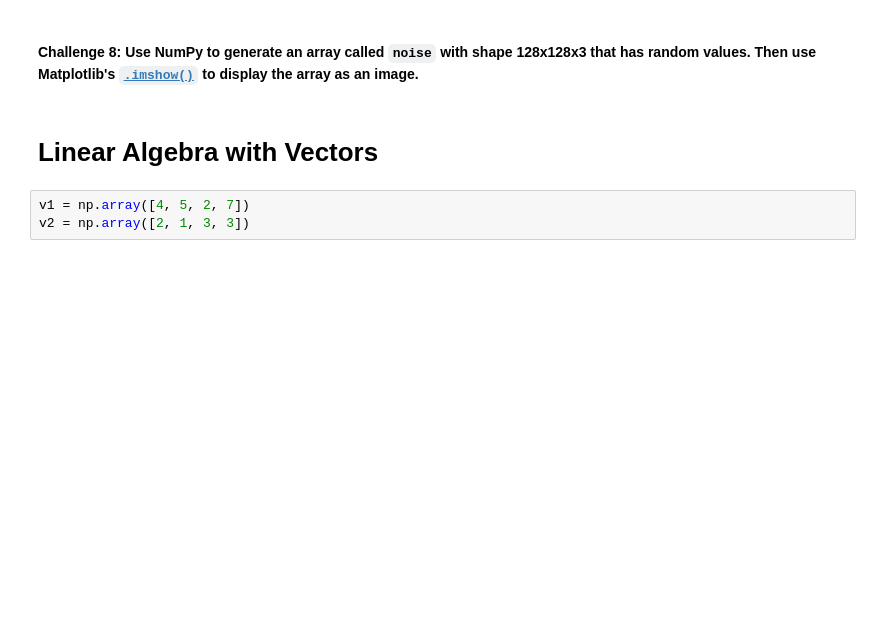
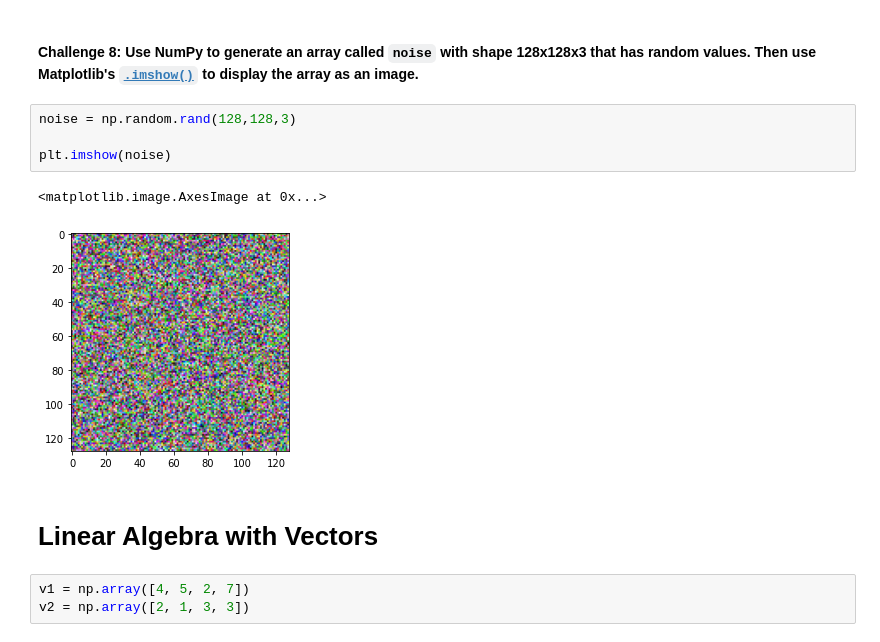
Before and after one commit to zoard-ehmann/100-days-of-python, a Jupyter notebook: Day76/Computation_with_NumPy/Computation_with_NumPy_and_N_Dimensional_Arrays.ipynb, the cells around one changed output. Saved outputs shown, nothing was run; the diff lists cells and outputs as text; blank space fills up the shorter version.

```diff
--- a/Day76/Computation_with_NumPy/Computation_with_NumPy_and_N_Dimensional_Arrays.ipynb
+++ b/Day76/Computation_with_NumPy/Computation_with_NumPy_and_N_Dimensional_Arrays.ipynb
@@ -145,5 +202,12 @@ Hint: Use the [`.random()` function](https://numpy.org/doc/stable/reference/rand
 # %% [markdown]
 #### **Challenge 8**: Use NumPy to generate an array called `noise` with shape 128x128x3 that has random values. Then use Matplotlib's [`.imshow()`](https://matplotlib.org/3.1.1/api/_as_gen/matplotlib.pyplot.imshow.html) to display the array as an image.
+# %%
+noise = np.random.rand(128,128,3)
+
+plt.imshow(noise)
+# %% [output]
+<matplotlib.image.AxesImage at 0x...>
+[figure, added]
 # %% [markdown]
 # Linear Algebra with Vectors
 # %%
```
Also changed, not shown: parts of 8 cells of this notebook.
